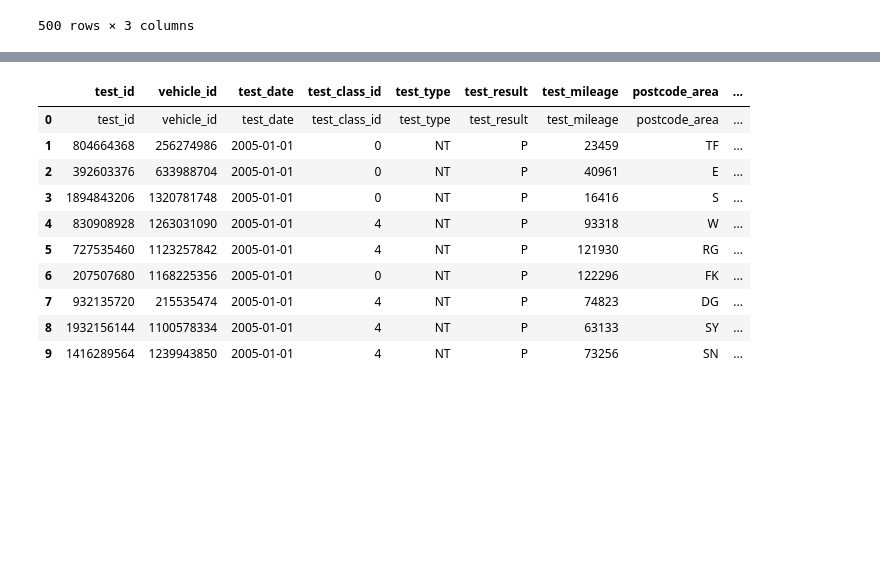
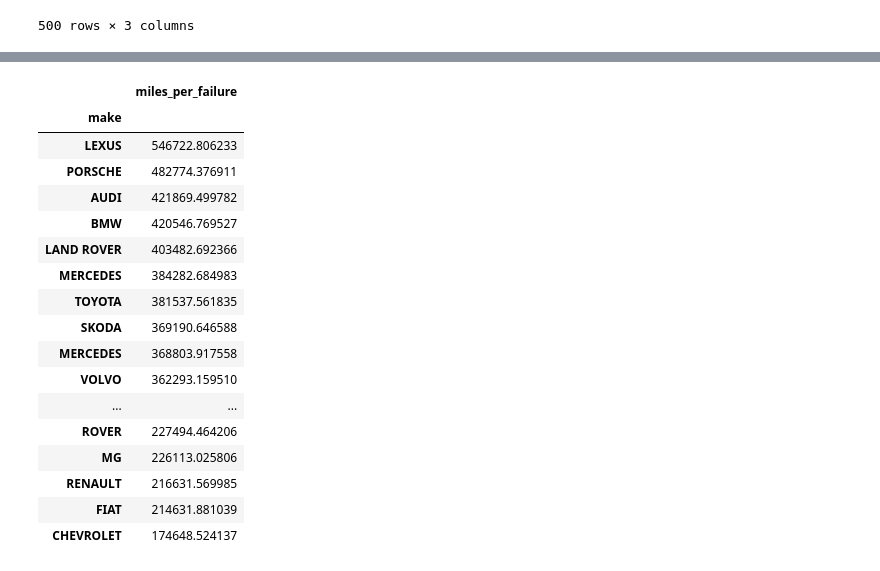
Before and after one commit to michalc/dft-mot-analysis, a Jupyter notebook: explore.ipynb, the cells around one changed output, grey strips where cells are left out. Cells and saved outputs as stored; diff of their text form; code cells hidden in the pictures; blank space fills up the shorter version.

```diff
--- a/explore.ipynb
+++ b/explore.ipynb
@@ -786,22 +786,73 @@ df[:100].set_index(['make','model']).plot.bar()
 <AxesSubplot:xlabel='make,model'>
 [drawing not drawn]
 # %%
-import sqlite3
-target_db = 'dft-mot-results-and-test-items-2005-to-2020.sqlite'
-con = sqlite3.connect(target_db)
-df = pd.read_sql_query("""
-    SELECT * FROM tests ORDER by rowid LIMIT 10
-""", con)
+makes = ['ALFA ROMEO',
+ 'AUDI',
+ 'BMW',
+ 'CHEVROLET',
+ 'CITROEN',
+ 'DACIA',
+ 'FIAT',
+ 'FORD',
+ 'HONDA',
+ 'HYUNDAI',
+ 'JAGUAR',
+ 'KIA',
+ 'LAND ROVER',
+ 'LEXUS',
+ 'MAZDA',
+ 'MERCEDES',
+ 'MERCEDES-BENZ',
+ 'MG',
+ 'MINI',
+ 'MITSUBISHI',
+ 'NISSAN',
+ 'PEUGEOT',
+ 'PORSCHE',
+ 'RENAULT',
+ 'ROVER',
+ 'SAAB',
+ 'SEAT',
+ 'SKODA',
+ 'SUZUKI',
+ 'TOYOTA',
+ 'VAUXHALL',
+ 'VOLKSWAGEN',
+ 'VOLVO']
+make_str = ','.join(['?'] * len(makes))
+df = pd.read_sql_query(f"""
+    SELECT
+        CASE make
+           WHEN 'MERCEDES-BENZ'
+               THEN 'MERCEDES'
+           ELSE make
+        END AS make,
+        SUM(test_mileage) / CAST(count(*) FILTER (WHERE test_result = 'F') AS REAL) AS miles_per_failure
+    FROM
+        tests
+    WHERE
+        test_class_id=4 AND test_type = 'NT' AND test_date LIKE '2020-%'
+        AND make IN ({make_str})
+    GROUP BY make
+    ORDER BY miles_per_failure DESC
+""", con, params=makes, index_col=['make'])
 df
 # %% [output]
-|  | test_id | vehicle_id | test_date | test_class_id | test_type | test_result | test_mileage | postcode_area | ... |
-| 0 | test_id | vehicle_id | test_date | test_class_id | test_type | test_result | test_mileage | postcode_area | ... |
-| 1 | 804664368 | 256274986 | 2005-01-01 | 0 | NT | P | 23459 | TF | ... |
-| 2 | 392603376 | 633988704 | 2005-01-01 | 0 | NT | P | 40961 | E | ... |
-| 3 | 1894843206 | 1320781748 | 2005-01-01 | 0 | NT | P | 16416 | S | ... |
-| 4 | 830908928 | 1263031090 | 2005-01-01 | 4 | NT | P | 93318 | W | ... |
-| 5 | 727535460 | 1123257842 | 2005-01-01 | 4 | NT | P | 121930 | RG | ... |
-| 6 | 207507680 | 1168225356 | 2005-01-01 | 0 | NT | P | 122296 | FK | ... |
-| 7 | 932135720 | 215535474 | 2005-01-01 | 4 | NT | P | 74823 | DG | ... |
-| 8 | 1932156144 | 1100578334 | 2005-01-01 | 4 | NT | P | 63133 | SY | ... |
-| 9 | 1416289564 | 1239943850 | 2005-01-01 | 4 | NT | P | 73256 | SN | ... |
+|  | miles_per_failure |
+| make |  |
+| LEXUS | 546722.806233 |
+| PORSCHE | 482774.376911 |
+| AUDI | 421869.499782 |
+| BMW | 420546.769527 |
+| LAND ROVER | 403482.692366 |
+| MERCEDES | 384282.684983 |
+| TOYOTA | 381537.561835 |
+| SKODA | 369190.646588 |
+| MERCEDES | 368803.917558 |
+| VOLVO | 362293.159510 |
+| ... | ... |
+| ROVER | 227494.464206 |
+| MG | 226113.025806 |
+| RENAULT | 216631.569985 |
+| FIAT | 214631.881039 |
+| CHEVROLET | 174648.524137 |
```
Also changed, not shown: parts of 1 cell of this notebook.
